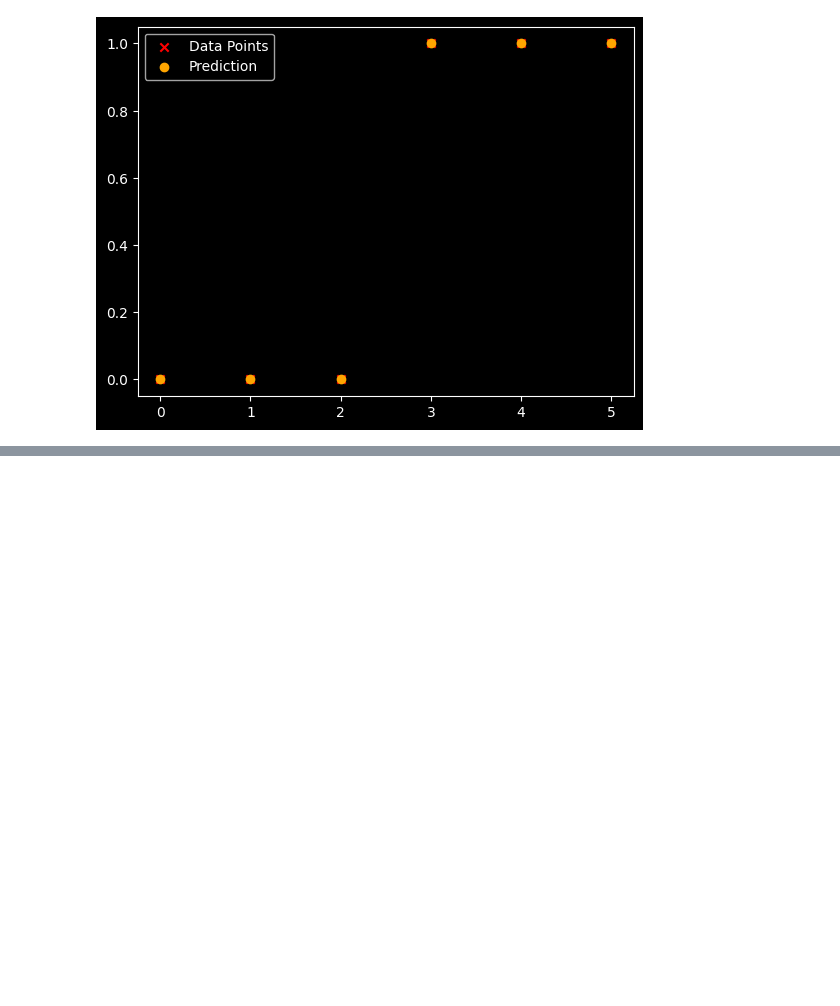
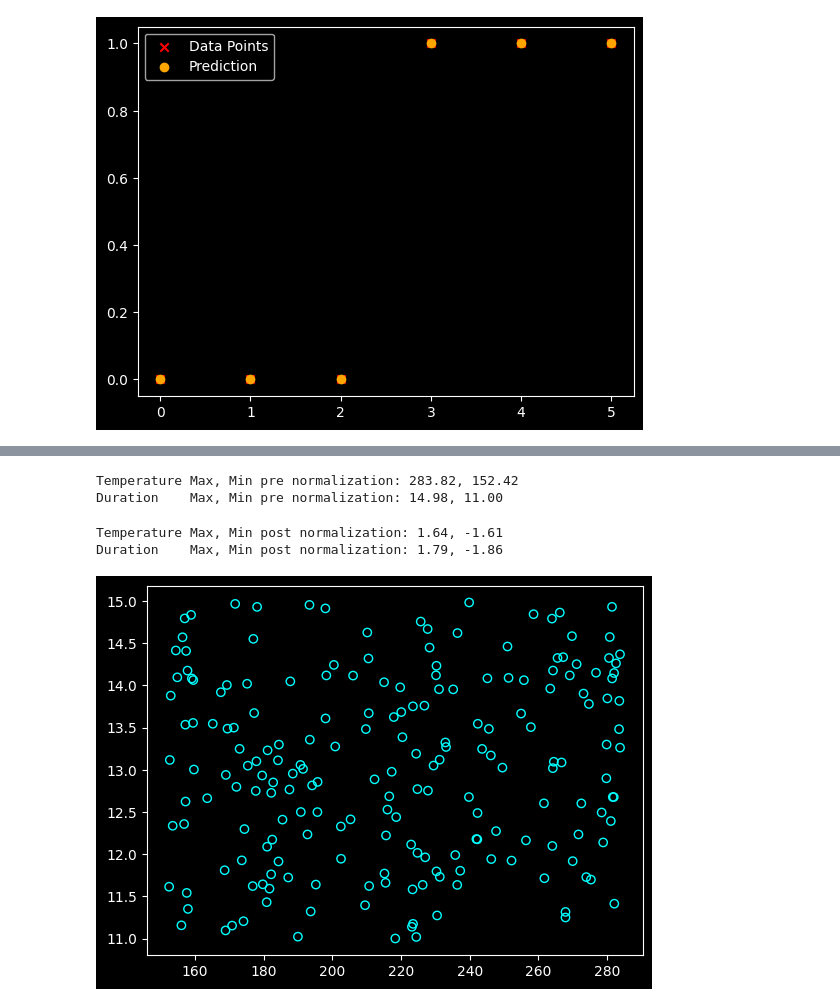
Before and after one commit to f2rra/learning-ml, a Jupyter notebook: advanced.ipynb, the cells around one changed output, grey strips where cells are left out. Cells and saved outputs as stored; diff of their text form; code cells hidden in the pictures; blank space fills up the shorter version.

```diff
--- a/advanced.ipynb
+++ b/advanced.ipynb
@@ -166,0 +173,4 @@ plt.show()
+# %%
+# Create Random Dataset
+temp = np.random.randint(151,284,200) + np.random.rand(200)
+temp.shape
@@ -166,0 +179,3 @@ plt.show()
+# %%
+dur = np.random.randint(11,15,200) + np.random.rand(200)
+dur.shape
@@ -166,0 +205,6 @@ plt.show()
+# %%
+print(f"Temperature Max, Min pre normalization: {np.max(x_train[:,0]):0.2f}, {np.min(x_train[:,0]):0.2f}")
+print(f"Duration    Max, Min pre normalization: {np.max(x_train[:,1]):0.2f}, {np.min(x_train[:,1]):0.2f}")
+# %% [output]
+Temperature Max, Min pre normalization: 283.82, 152.42
+Duration    Max, Min pre normalization: 14.98, 11.00
@@ -166,0 +215,11 @@ plt.show()
+# %%
+print(f"Temperature Max, Min post normalization: {np.max(xn_train[:,0]):0.2f}, {np.min(xn_train[:,0]):0.2f}")
+print(f"Duration    Max, Min post normalization: {np.max(xn_train[:,1]):0.2f}, {np.min(xn_train[:,1]):0.2f}")
+# %% [output]
+Temperature Max, Min post normalization: 1.64, -1.61
+Duration    Max, Min post normalization: 1.79, -1.86
+# %%
+plt.scatter(temp,dur,marker='o',facecolor='None',edgecolors='cyan',lw=1)
+plt.show()
+# %% [output]
+[figure, added]
```
Also changed, not shown: parts of 9 cells of this notebook.
